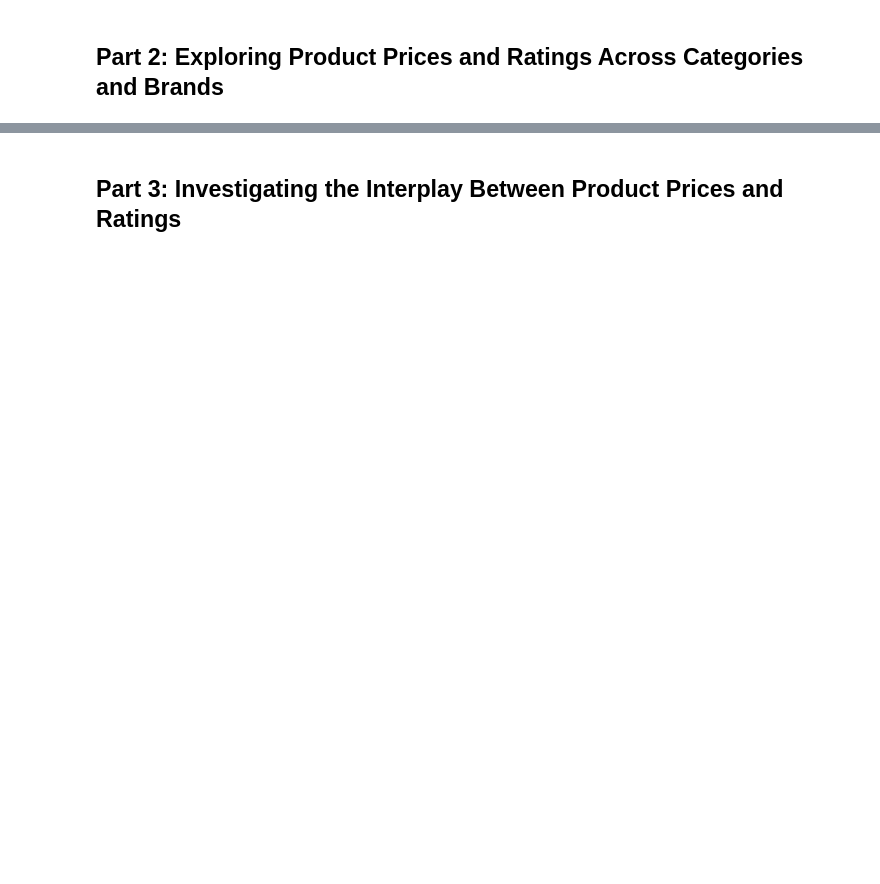
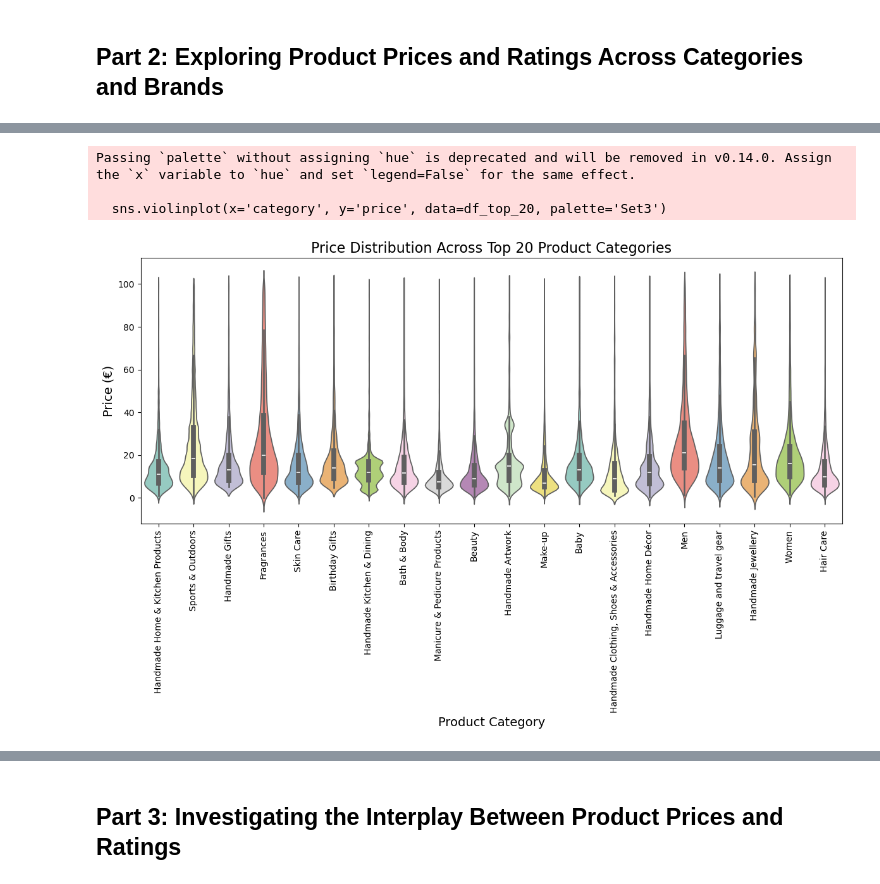
Before and after one commit to PaolaGaray/lab-eda-bivariate, a Jupyter notebook: EDA_bivariate_analysis.ipynb, the cells around one changed output, grey strips where cells are left out. Drawn from its saved outputs; the diff is of its cells as text; code cells hidden in the pictures; blank space fills up the shorter version.

```diff
--- a/EDA_bivariate_analysis.ipynb
+++ b/EDA_bivariate_analysis.ipynb
@@ -176,0 +294,8 @@ In practical terms, while product category does influence whether a product beco
+# %%
+# 2. Define the lower and upper bound for outliers
+lower_bound = Q1 - 1.5 * IQR
+upper_bound = Q3 + 1.5 * IQR
+
+# Print the bounds
+print(f"Lower bound: {lower_bound}")
+print(f"Upper bound: {upper_bound}")
@@ -176,0 +305,4 @@ In practical terms, while product category does influence whether a product beco
+# %%
+# 3. Remove outliers from the dataset
+df_no_outliers = df[(df['price'] >= lower_bound) & (df['price'] <= upper_bound)]
+df_no_outliers
@@ -176,0 +328,7 @@ In practical terms, while product category does influence whether a product beco
+# %%
+# Get the top 20 categories based on count
+top_20_categories = df_no_outliers['category'].value_counts().head(20).index
+
+# Filter the dataframe to include only the top 20 categories
+df_top_20 = df_no_outliers[df_no_outliers['category'].isin(top_20_categories)]
+df_top_20
@@ -176,0 +349,21 @@ In practical terms, while product category does influence whether a product beco
+# %%
+# Create the violin plot
+plt.figure(figsize=(12, 8))
+sns.violinplot(x='category', y='price', data=df_top_20, palette='Set3')
+
+# Add title and labels
+plt.title('Price Distribution Across Top 20 Product Categories', fontsize=16)
+plt.xlabel('Product Category', fontsize=14)
+plt.ylabel('Price (€)', fontsize=14)
+
+# Rotate x-axis labels for better readability
+plt.xticks(rotation=90)
+
+# Display the plot
+plt.tight_layout()
+plt.show()
+# %% [output]
+Passing `palette` without assigning `hue` is deprecated and will be removed in v0.14.0. Assign the `x` variable to `hue` and set `legend=False` for the same effect.
+
+  sns.violinplot(x='category', y='price', data=df_top_20, palette='Set3')
+[figure, added]
```
Also changed, not shown: parts of 23 cells of this notebook.
